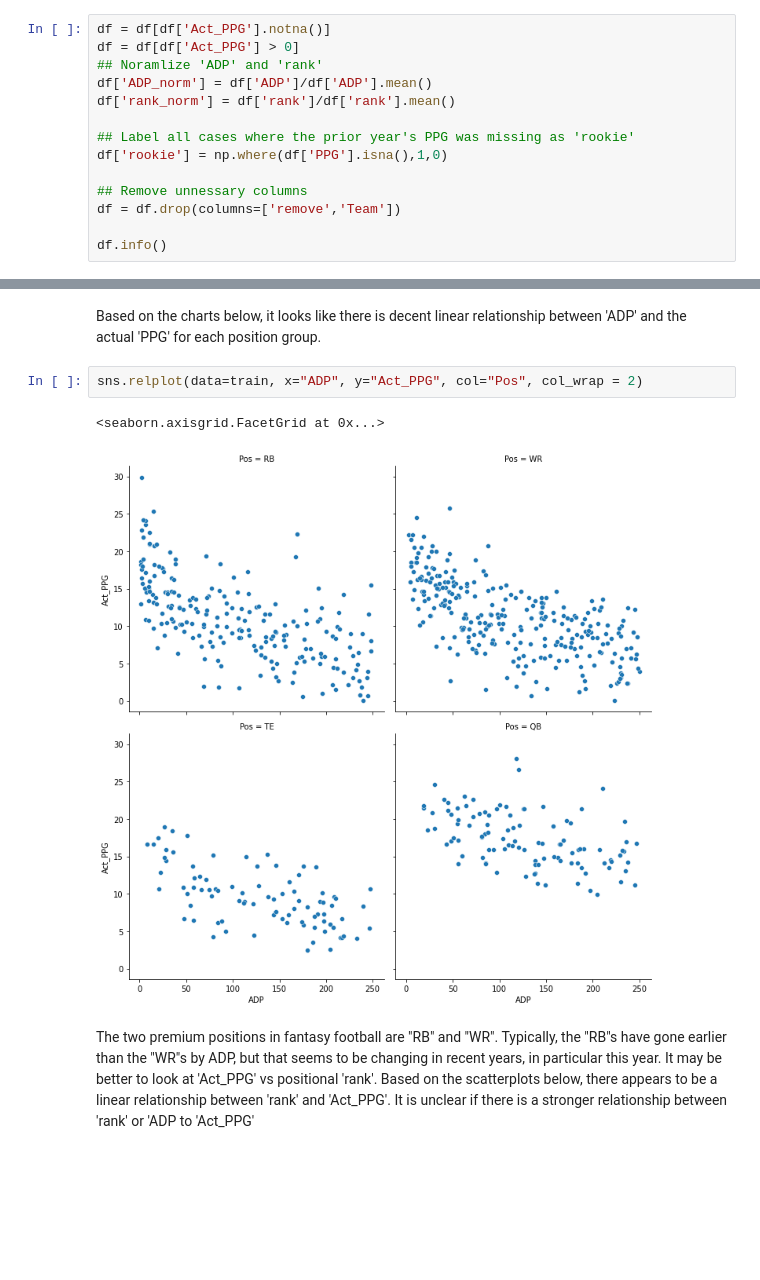
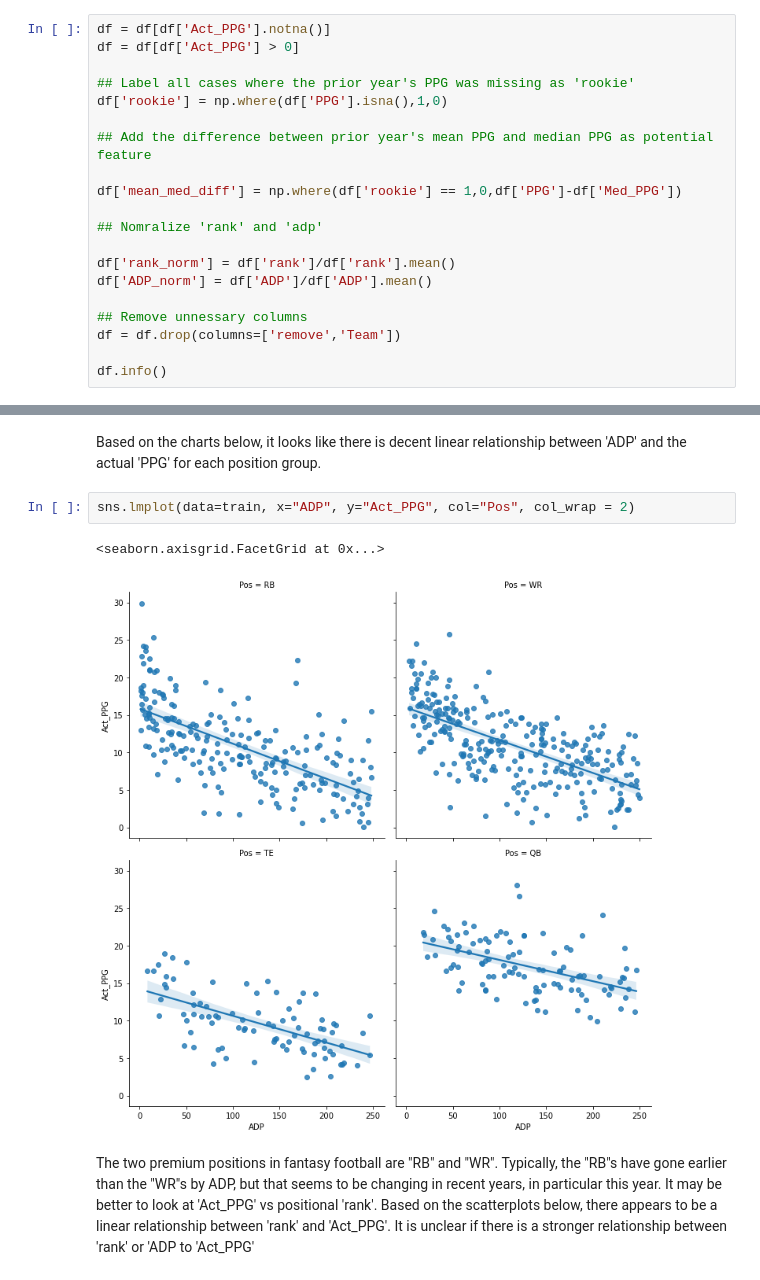
Before and after one commit to DennisMYoung/FF_Football, a Jupyter notebook: PPG_PPR_Model.ipynb, the cells around one changed output, grey strips where cells are left out. Cells and saved outputs as stored; diff of their text form; blank space fills up the shorter version.

```diff
--- a/PPG_PPR_Model.ipynb
+++ b/PPG_PPR_Model.ipynb
@@ -327,12 +342,18 @@ It looks like most of the missing values are concentrated is later years.  I thi
 # %%
 df = df[df['Act_PPG'].notna()]
 df = df[df['Act_PPG'] > 0]
-## Noramlize 'ADP' and 'rank'
-df['ADP_norm'] = df['ADP']/df['ADP'].mean()
-df['rank_norm'] = df['rank']/df['rank'].mean()
 
 ## Label all cases where the prior year's PPG was missing as 'rookie'
 df['rookie'] = np.where(df['PPG'].isna(),1,0)
+
+## Add the difference between prior year's mean PPG and median PPG as potential feature
+
+df['mean_med_diff'] = np.where(df['rookie'] == 1,0,df['PPG']-df['Med_PPG'])
+
+## Nomralize 'rank' and 'adp'
+
+df['rank_norm'] = df['rank']/df['rank'].mean()
+df['ADP_norm'] = df['ADP']/df['ADP'].mean()
 
 ## Remove unnessary columns
 df = df.drop(columns=['remove','Team'])
@@ -366,10 +390,10 @@ test = df[df['year'].isin([2022,2023])]
 # %% [markdown]
 Based on the charts below, it looks like there is decent linear relationship between 'ADP' and the actual 'PPG' for each position group.
 # %%
-sns.relplot(data=train, x="ADP", y="Act_PPG", col="Pos", col_wrap = 2)
+sns.lmplot(data=train, x="ADP", y="Act_PPG", col="Pos", col_wrap = 2)
 # %% [output]
 <seaborn.axisgrid.FacetGrid at 0x...>
-[figure, old version]
+[figure, new version]
 # %% [markdown]
 The two premium positions in fantasy football are "RB" and "WR".  Typically, the "RB"s have gone earlier than the "WR"s by ADP, but that seems to be changing in recent years, in particular this year.  It may be better to look at 'Act_PPG' vs positional 'rank'.  Based on the scatterplots below, there appears to be a linear relationship between 'rank' and 'Act_PPG'.  It is unclear if there is a stronger relationship between 'rank' or 'ADP to 'Act_PPG'
 # %%
```
Also changed, not shown: parts of 35 cells of this notebook.
